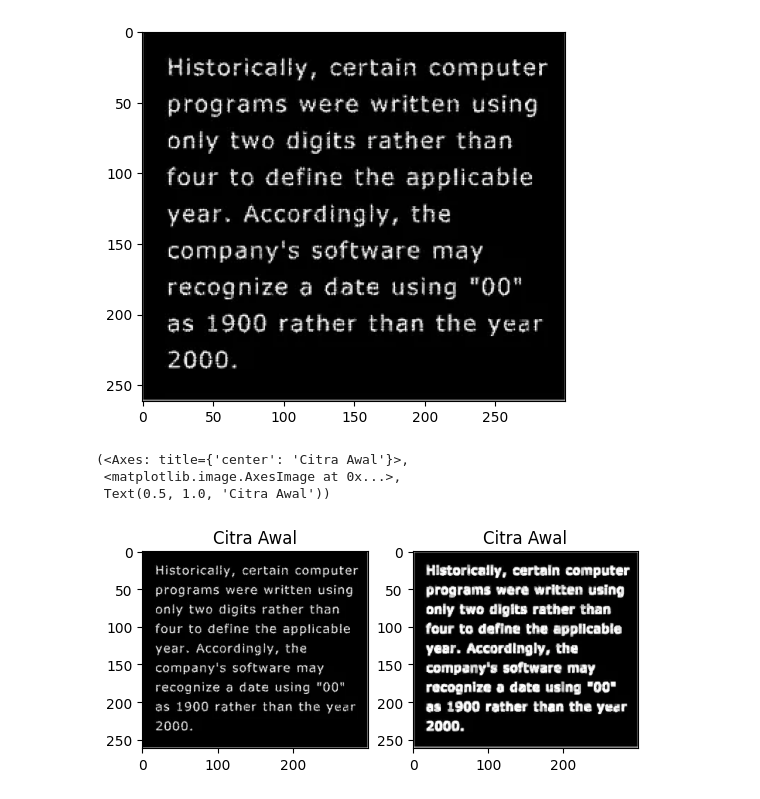
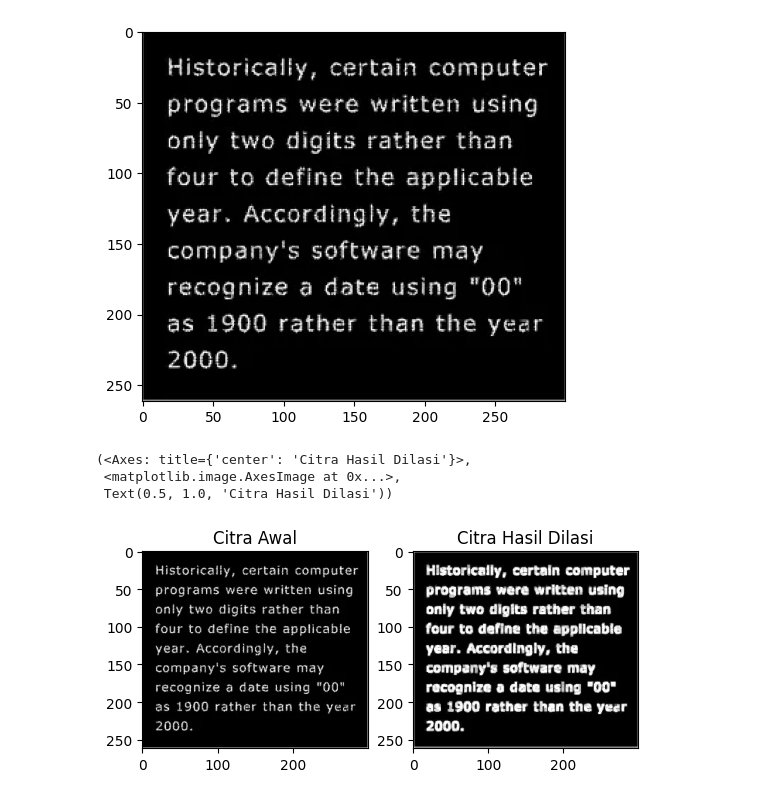
Before and after one commit to novita824/PCVK_Genap_2023, a Jupyter notebook: Week9.ipynb, the cells around one changed output. Drawn from its saved outputs; the diff is of its cells as text; code cells hidden in the pictures.

```diff
--- a/Week9.ipynb
+++ b/Week9.ipynb
@@ -20,11 +20,11 @@ plt.imshow(img)
 # %%
 kernel = np.ones((3,3), np.uint8)
 dilation = cv2.dilate(img, kernel, iterations = 1)
 
 plt.subplot(121),plt.imshow(img),plt.title("Citra Awal")
-plt.subplot(122),plt.imshow(dilation),plt.title("Citra Awal")
+plt.subplot(122),plt.imshow(dilation),plt.title("Citra Hasil Dilasi")
 # %% [output]
-(<Axes: title={'center': 'Citra Awal'}>,
+(<Axes: title={'center': 'Citra Hasil Dilasi'}>,
  <matplotlib.image.AxesImage at 0x...>,
- Text(0.5, 1.0, 'Citra Awal'))
+ Text(0.5, 1.0, 'Citra Hasil Dilasi'))
-[figure, old version]
+[figure, new version]
```
Also changed, not shown: parts of 1 cell of this notebook.
